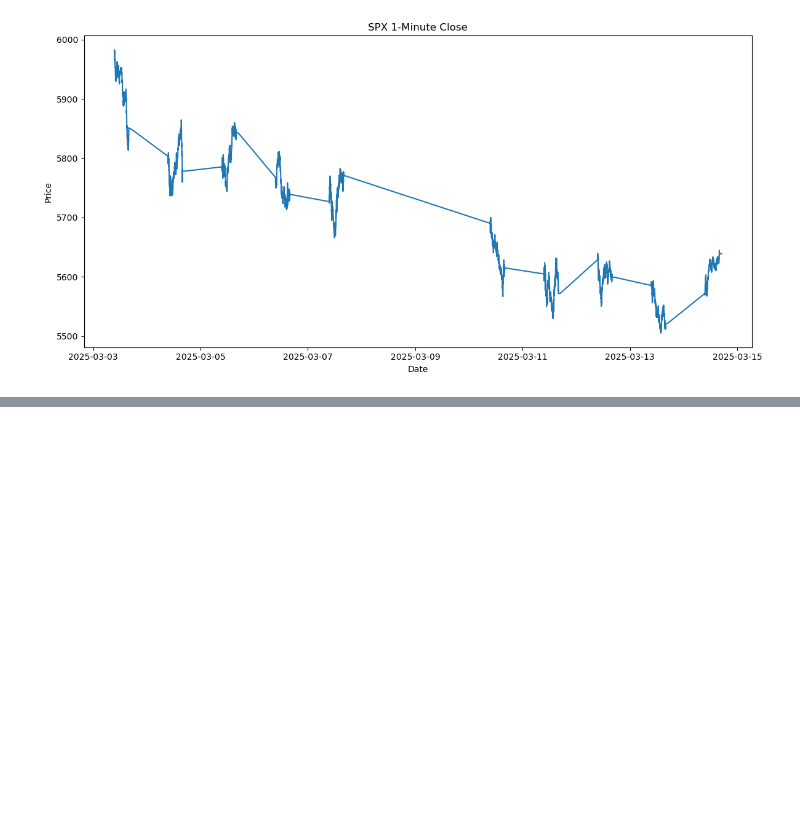
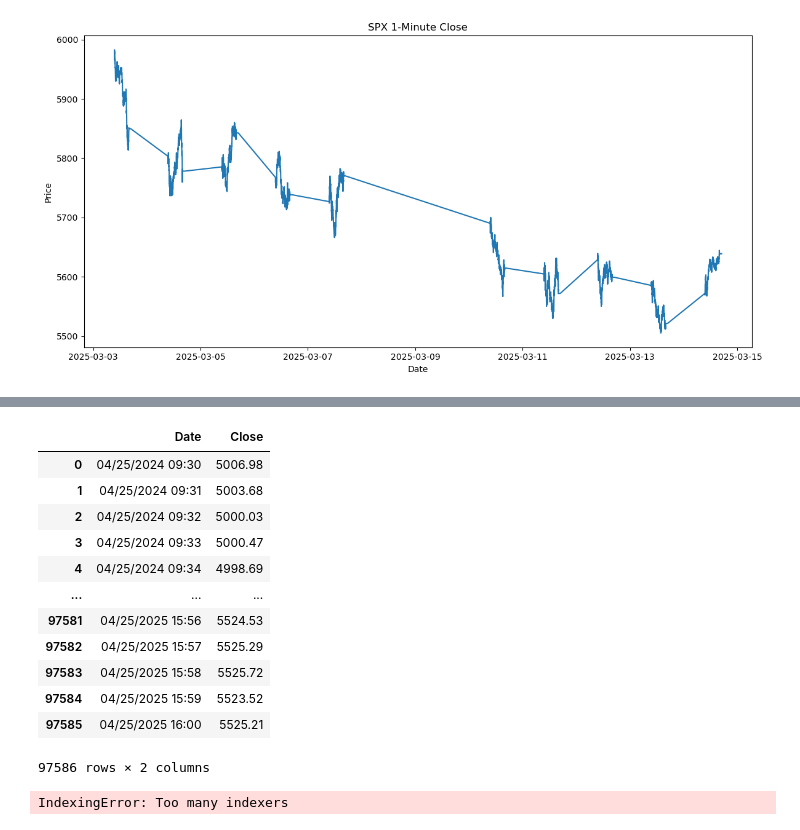
Before and after one commit to Kevin-finance/futures_basis, a Jupyter notebook: notebooks/SPX_processing.ipynb, the cells around one changed output, grey strips where cells are left out. Cells and saved outputs as stored; diff of their text form; code cells hidden in the pictures; blank space fills up the shorter version.

```diff
--- a/notebooks/SPX_processing.ipynb
+++ b/notebooks/SPX_processing.ipynb
@@ -64,0 +183,21 @@ plt.show()
+# %%
+temp = pd.read_csv("../data_manual/SPX_1yr_1min.csv")
+temp
+# %% [output]
+|  | Date | Close |
+| 0 | 04/25/2024 09:30 | 5006.98 |
+| 1 | 04/25/2024 09:31 | 5003.68 |
+| 2 | 04/25/2024 09:32 | 5000.03 |
+| 3 | 04/25/2024 09:33 | 5000.47 |
+| 4 | 04/25/2024 09:34 | 4998.69 |
+| ... | ... | ... |
+| 97581 | 04/25/2025 15:56 | 5524.53 |
+| 97582 | 04/25/2025 15:57 | 5525.29 |
+| 97583 | 04/25/2025 15:58 | 5525.72 |
+| 97584 | 04/25/2025 15:59 | 5523.52 |
+| 97585 | 04/25/2025 16:00 | 5525.21 |
+97586 rows × 2 columns
+# %%
+merged = merged.iloc[:,0]
+# %% [output]
+IndexingError: Too many indexers
```
Also changed, not shown: parts of 11 cells of this notebook, 23 other files.
